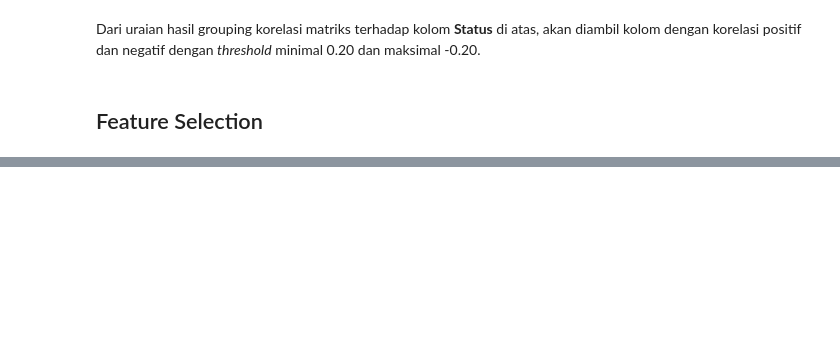
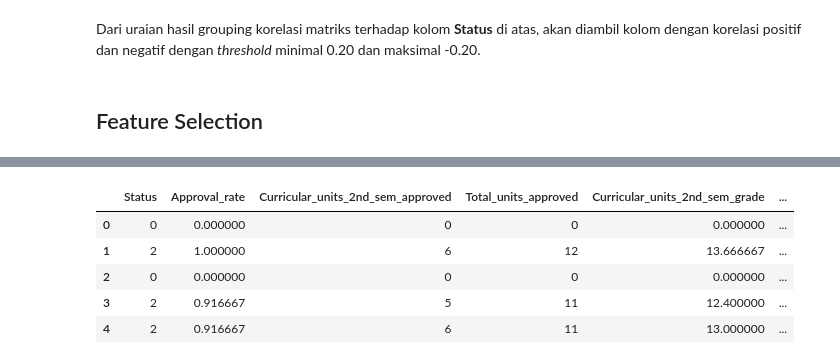
Before and after one commit to ishala/penerapan-data-science, a Jupyter notebook: notebook.ipynb, the cells around one changed output, grey strips where cells are left out. Saved outputs shown, nothing was run; the diff lists cells and outputs as text; code cells hidden in the pictures; blank space fills up the shorter version.

```diff
--- a/notebook.ipynb
+++ b/notebook.ipynb
@@ -738,0 +648,10 @@ selected_df.head()
+# %%
+selected_df = cleaned_df[strong_corr_cols.keys()]
+selected_df.head()
+# %% [output]
+|  | Status | Approval_rate | Curricular_units_2nd_sem_approved | Total_units_approved | Curricular_units_2nd_sem_grade | ... |
+| 0 | 0 | 0.000000 | 0 | 0 | 0.000000 | ... |
+| 1 | 2 | 1.000000 | 6 | 12 | 13.666667 | ... |
+| 2 | 0 | 0.000000 | 0 | 0 | 0.000000 | ... |
+| 3 | 2 | 0.916667 | 5 | 11 | 12.400000 | ... |
+| 4 | 2 | 0.916667 | 6 | 11 | 13.000000 | ... |
```
Also changed, not shown: parts of 45 cells of this notebook.
